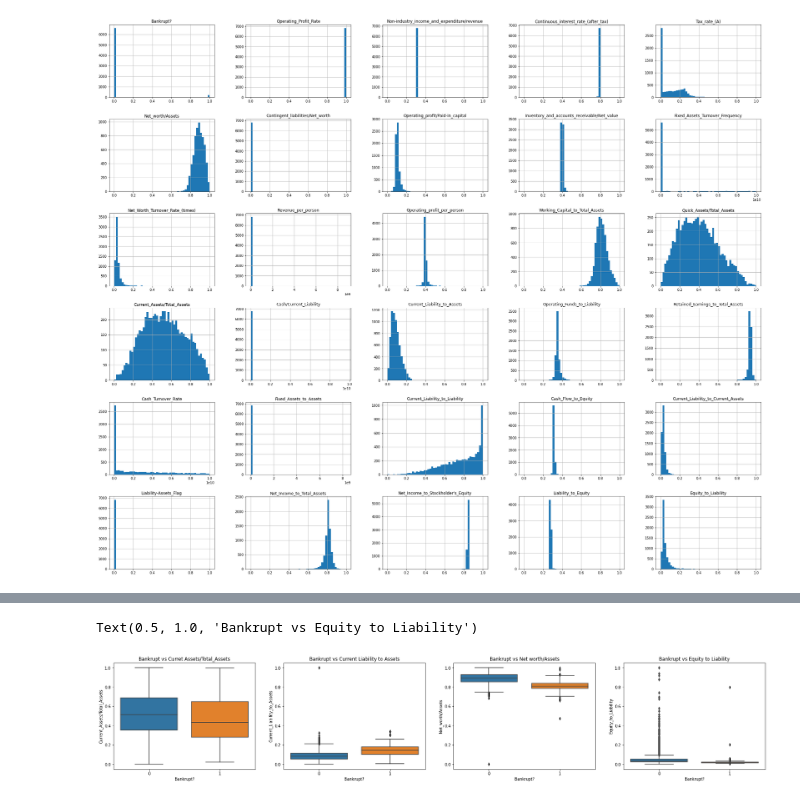
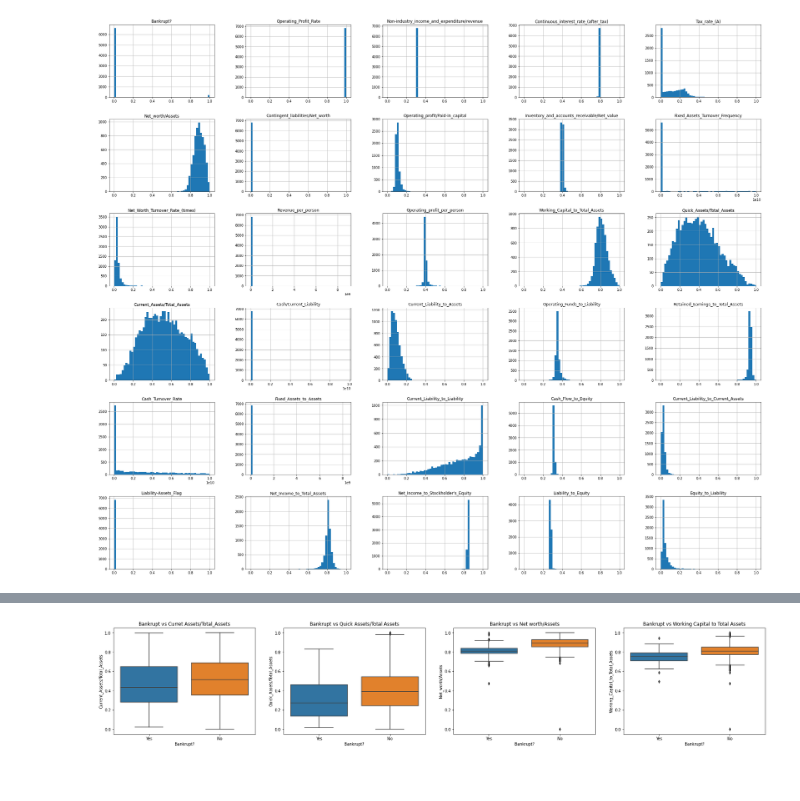
Before and after one commit to Sperodvd/Predicting-Company-bankruptcy-based-on-Financial-and-Economic-ratios, a Jupyter notebook: Final documents/2. Exploratory Data Analysis.ipynb, the cells around one changed output, grey strips where cells are left out. Drawn from its saved outputs; the diff is of its cells as text; code cells hidden in the pictures.

```diff
--- a/Final documents/2. Exploratory Data Analysis.ipynb
+++ b/Final documents/2. Exploratory Data Analysis.ipynb
@@ -144,0 +152,3 @@ plt.show()
+# %%
+di = {0:'No', 1:'Yes'}
+cat_data = sel_data.replace({'Bankrupt?':di})
@@ -145,13 +171,12 @@ plt.show()
 # %%
-f, axes = plt.subplots(ncols=4, figsize=(30,5))
-sns.boxplot(x='Bankrupt?',y='Current_Assets/Total_Assets', data=sel_data, ax=axes[0])
-sns.boxplot(x='Bankrupt?',y='Current_Liability_to_Assets', data=sel_data, ax=axes[1])
-sns.boxplot(x='Bankrupt?',y='Net_worth/Assets', data=sel_data, ax=axes[2])
-sns.boxplot(x='Bankrupt?',y='Equity_to_Liability', data=sel_data, ax=axes[3])
-axes[0].set_title('Bankrupt vs Curret Assets/Total_Assets');
-axes[1].set_title('Bankrupt vs Current Liability to Assets');
-axes[2].set_title('Bankrupt vs Net worth/Assets');
-axes[3].set_title('Bankrupt vs Equity to Liability');
+fig, axs = plt.subplots(ncols=4, figsize=(30,5))
+sns.boxplot(x='Bankrupt?',y='Current_Assets/Total_Assets', data=cat_data, ax=axs[0])
+sns.boxplot(x='Bankrupt?',y='Quick_Assets/Total_Assets', data=cat_data, ax=axs[1])
+sns.boxplot(x='Bankrupt?',y='Net_worth/Assets', data=cat_data, ax=axs[2])
+sns.boxplot(x='Bankrupt?',y='Working_Capital_to_Total_Assets', data=cat_data, ax=axs[3])
+axs[0].set_title('Bankrupt vs Curret Assets/Total_Assets');
+axs[1].set_title('Bankrupt vs Quick Assets/Total Assets');
+axs[2].set_title('Bankrupt vs Net worth/Assets');
+axs[3].set_title('Bankrupt vs Working Capital to Total Assets');
 # %% [output]
-Text(0.5, 1.0, 'Bankrupt vs Equity to Liability')
-[figure, old version]
+[figure, new version]
```
Also changed, not shown: parts of 8 cells of this notebook.
